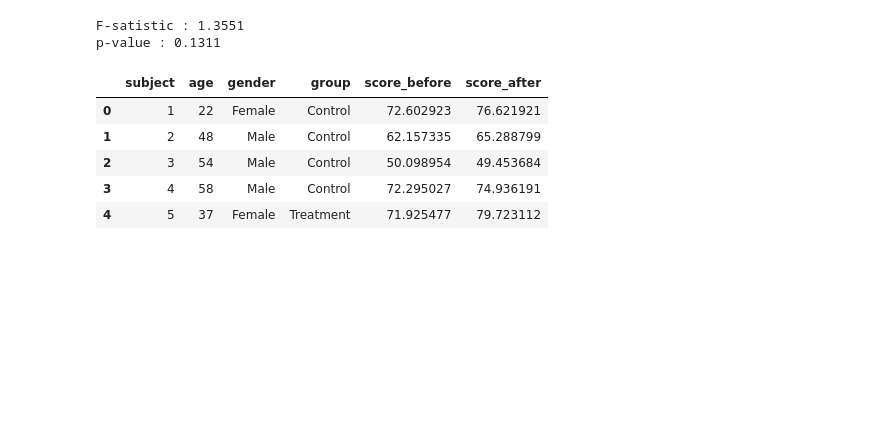
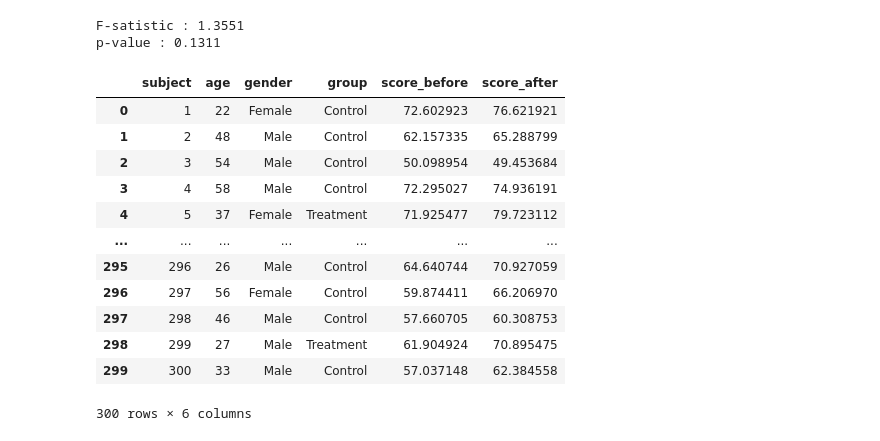
Before and after one commit to chae030/DCAV, a Jupyter notebook: 0529.ipynb, the cells around one changed output. Saved outputs shown, nothing was run; the diff lists cells and outputs as text; code cells hidden in the pictures; blank space fills up the shorter version.

```diff
--- a/0529.ipynb
+++ b/0529.ipynb
@@ -272,12 +272,21 @@ F-satistic : 1.3551
 p-value : 0.1311
 # %%
 # 예제 2
+import pandas as pd
+
 paired = pd.read_csv('paired_ttest.csv')
-paired.head()
+paired
 # %% [output]
 |  | subject | age | gender | group | score_before | score_after |
 | 0 | 1 | 22 | Female | Control | 72.602923 | 76.621921 |
 | 1 | 2 | 48 | Male | Control | 62.157335 | 65.288799 |
 | 2 | 3 | 54 | Male | Control | 50.098954 | 49.453684 |
 | 3 | 4 | 58 | Male | Control | 72.295027 | 74.936191 |
 | 4 | 5 | 37 | Female | Treatment | 71.925477 | 79.723112 |
+| ... | ... | ... | ... | ... | ... | ... |
+| 295 | 296 | 26 | Male | Control | 64.640744 | 70.927059 |
+| 296 | 297 | 56 | Female | Control | 59.874411 | 66.206970 |
+| 297 | 298 | 46 | Male | Control | 57.660705 | 60.308753 |
+| 298 | 299 | 27 | Male | Treatment | 61.904924 | 70.895475 |
+| 299 | 300 | 33 | Male | Control | 57.037148 | 62.384558 |
+300 rows × 6 columns
```
Also changed, not shown: parts of 4 cells of this notebook, 1 other file.
